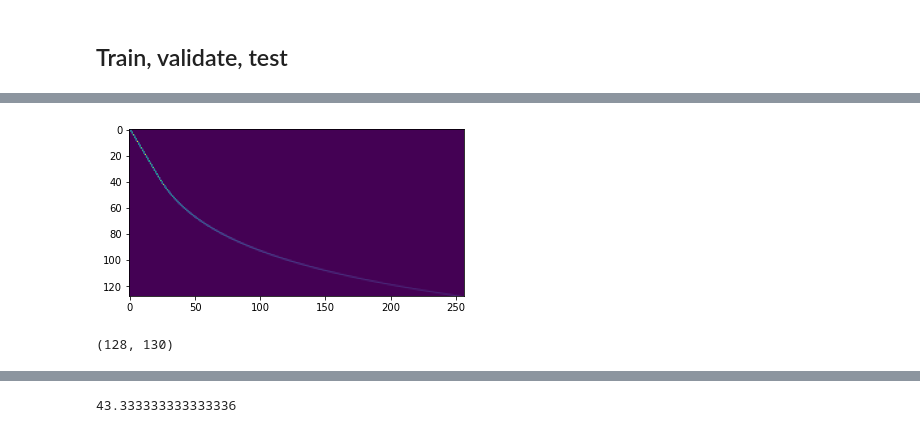
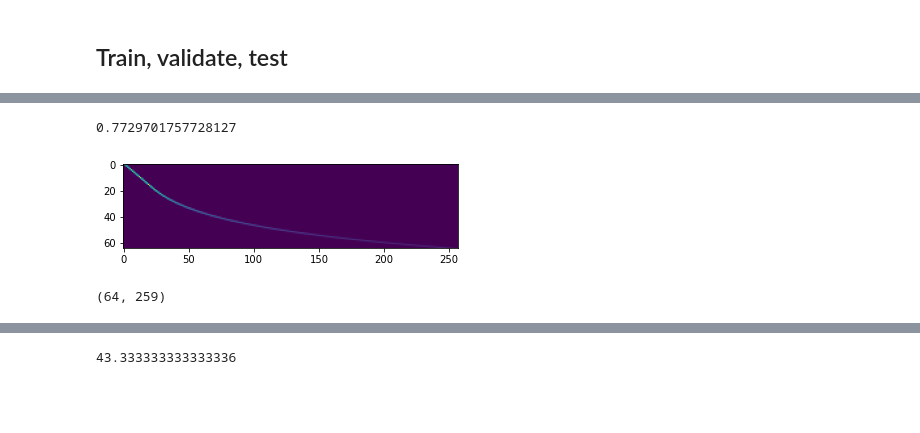
Before and after one commit to antonimarek/birdify, a Jupyter notebook: birdify.ipynb, the cells around one changed output, grey strips where cells are left out. Saved outputs shown, nothing was run; the diff lists cells and outputs as text; code cells hidden in the pictures; blank space fills up the shorter version.

Commit message:
generated samples

```diff
--- a/birdify.ipynb
+++ b/birdify.ipynb
@@ -85,0 +252,4 @@ np.save('./numpy_data/y_test.npy', y_test, allow_pickle=True, fix_imports=False)
+# %%
+roc_auc_score(y_test, y_pred)
+# %% [output]
+0.7729701757728127
@@ -91,15 +267,16 @@ samples = np.array(samples, dtype=float)
 # %%
 sr = 22050
 # %%
-filter_banks = librosa.filters.mel(sr=sr, n_fft=512, n_mels=128)
+filter_banks = librosa.filters.mel(sr=sr, n_fft=512, n_mels=64)
 filter_banks.shape
 plt.imshow(filter_banks)
 plt.show()
 # %% [output]
-[figure, old version]
+[figure, new version]
 # %%
-mel_spec = librosa.feature.melspectrogram(samples[:3*sr], sr=sr, n_fft=512, hop_length=512, n_mels=128)
+mel_spec = librosa.feature.melspectrogram(samples[:3*sr], sr=sr, n_fft=512, hop_length=int(512*.5), n_mels=64)
+mel_spec2 = librosa.feature.melspectrogram(samples2[:3*sr], sr=sr, n_fft=512, hop_length=int(512*.5), n_mels=64)
 mel_spec.shape
 # %% [output]
-(128, 130)
+(64, 259)
 # %%
```
Also changed, not shown: parts of 43 cells of this notebook.
